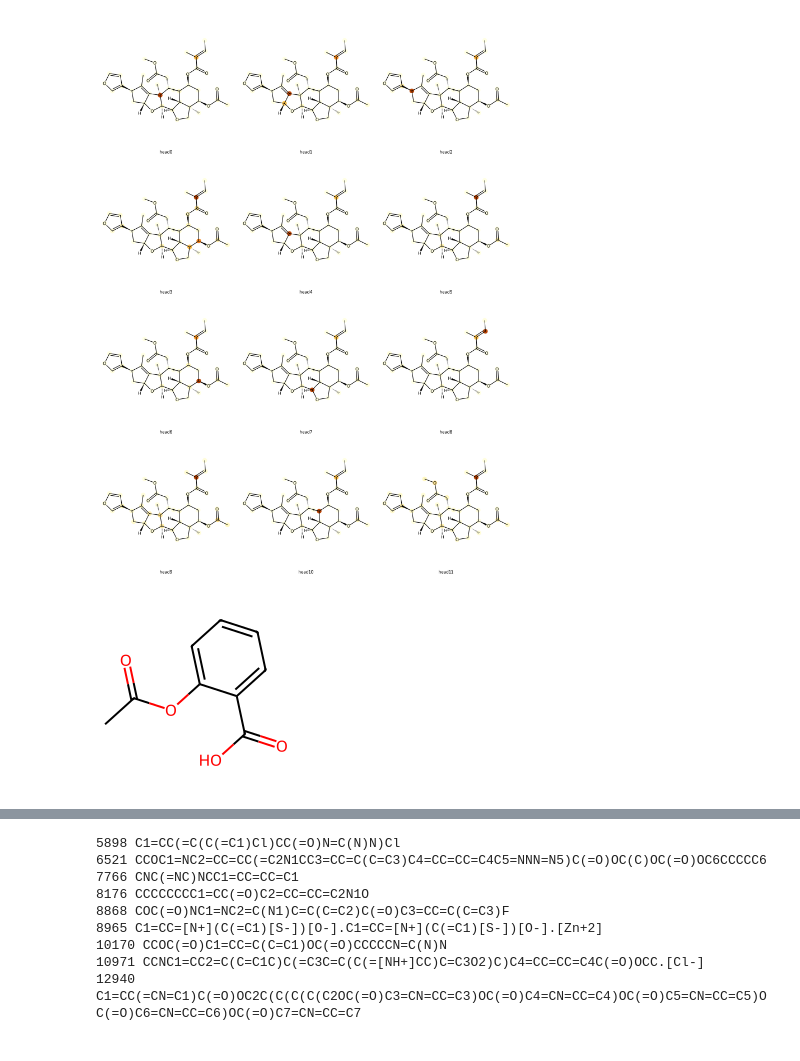
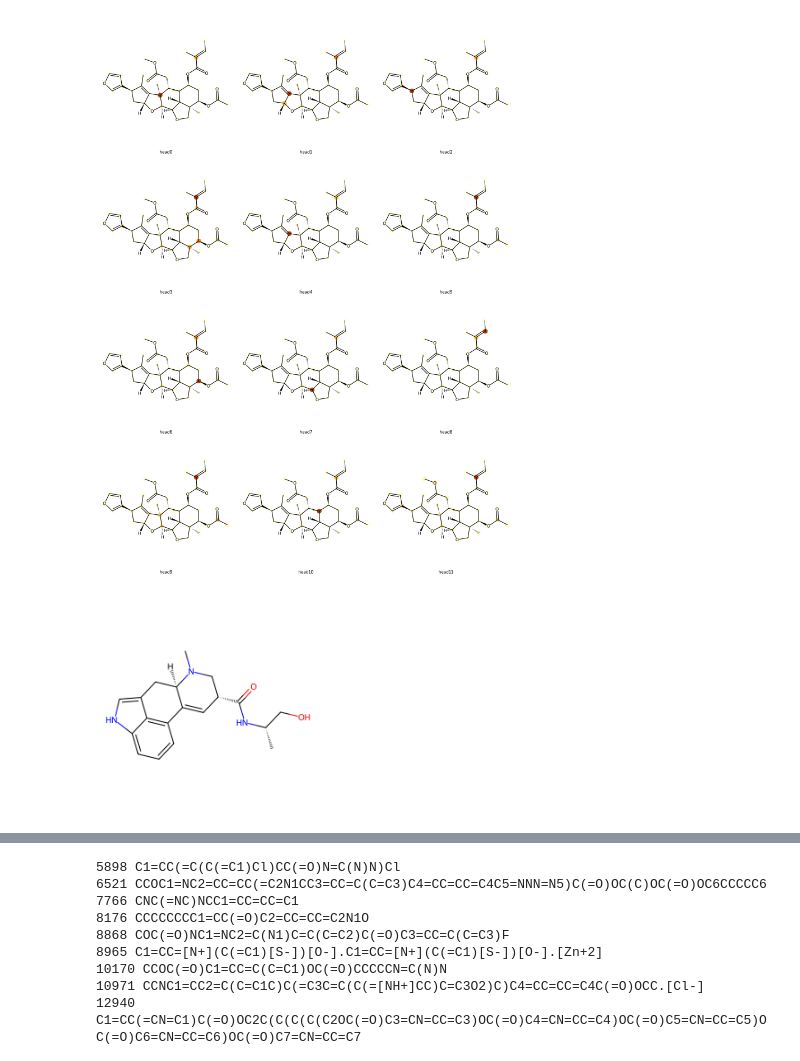
Before and after one commit to PharMolix/OpenBioMed, a Jupyter notebook: examples/visualize.ipynb, the cells around one changed output, grey strips where cells are left out. Cells and saved outputs as stored; diff of their text form; code cells hidden in the pictures.

```diff
--- a/examples/visualize.ipynb
+++ b/examples/visualize.ipynb
@@ -227,26 +227,27 @@ tensor([[ 0,  1,  1,  2,  2,  3,  2,  4,  4,  5,  4,  6,  6,  7,  7,  8,  8,  9,
 # %%
 from rdkit import Chem
 from rdkit.Chem import Draw
 from rdkit.Chem.Draw import IPythonConsole
 # IPythonConsole.drawOptions.useBWAtomPalette()
 
 import matplotlib as mpl
 
-smi = "CC(=O)OC1=CC=CC=C1C(=O)O"
+smi = "C[C@@H](CO)NC(=O)[C@H]1CN([C@@H]2CC3=CNC4=CC=CC(=C34)C2=C1)C"
 mol = Chem.MolFromSmiles(smi)
 colors = [(255 / 255, 107 / 255, 114 / 255), (255 / 255, 126 / 255, 47 / 255), (255 / 255, 179 / 255, 49 / 255)]
 color_idxs = [0, 0, 0, 0, 1, 1, 1, 1, 1, 1, 2, 2, 2]
 img = Draw.MolsToGridImage(
     [mol],
+    subImgSize=(500, 500)
     #highlightAtoms=[0, 1, 2, 3, 4, 5, 6, 7, 8],
     #highlightBonds=[0, 1, 2, 3, 4, 5, 6, 7, 16],
     #highlightAtoms=[11, 12, 13],
     #highlightBonds=[10, 11, 12],
     #highlightAtomLists=[[0, 1, 2, 3, 4, 5, 6, 7, 8, 9, 10, 11, 12]],
     #highlightBondLists=[[0, 1, 2, 4, 5, 6, 7, 8, 10, 11, 12]],
     #highlightAtomColors=[dict(zip(list(range(13)), [colors[i] for i in color_idxs]))],
     # highlightBondsColors=[dict(zip(list(range(13)), [colors[i] for i in color_idxs]))]
 )
 display(img)
 # %% [output]
-[figure, old version]
+[figure, new version]
```
Also changed, not shown: parts of 2 cells of this notebook, 6 other files.
